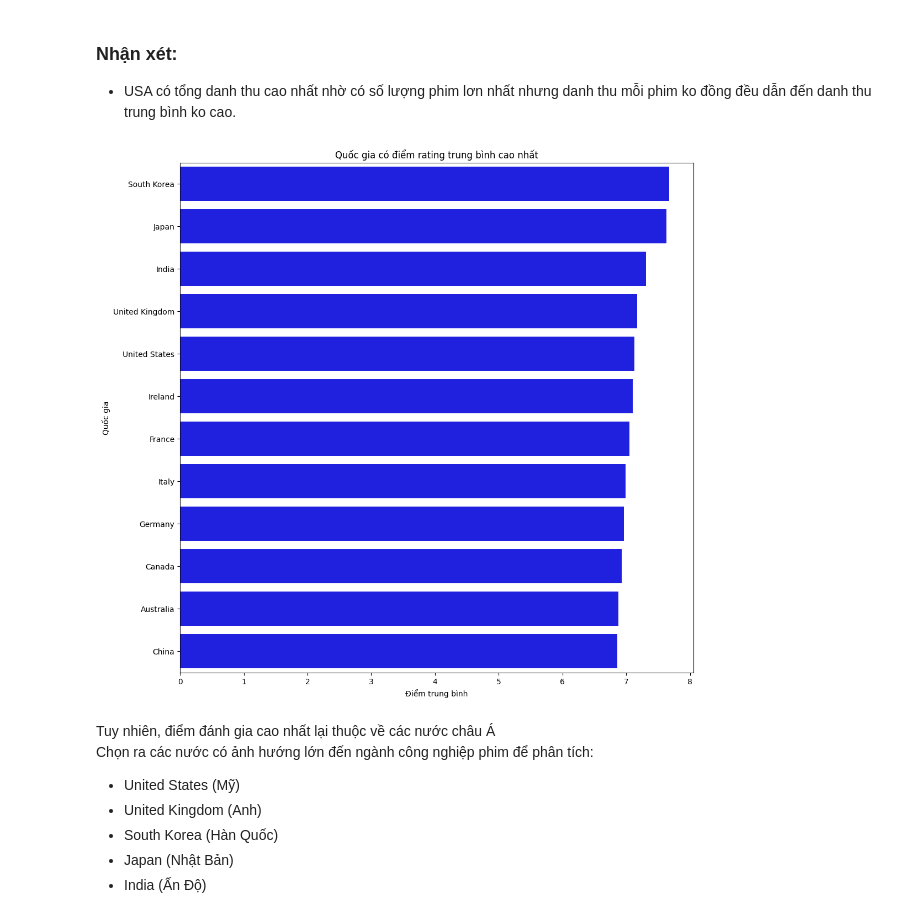
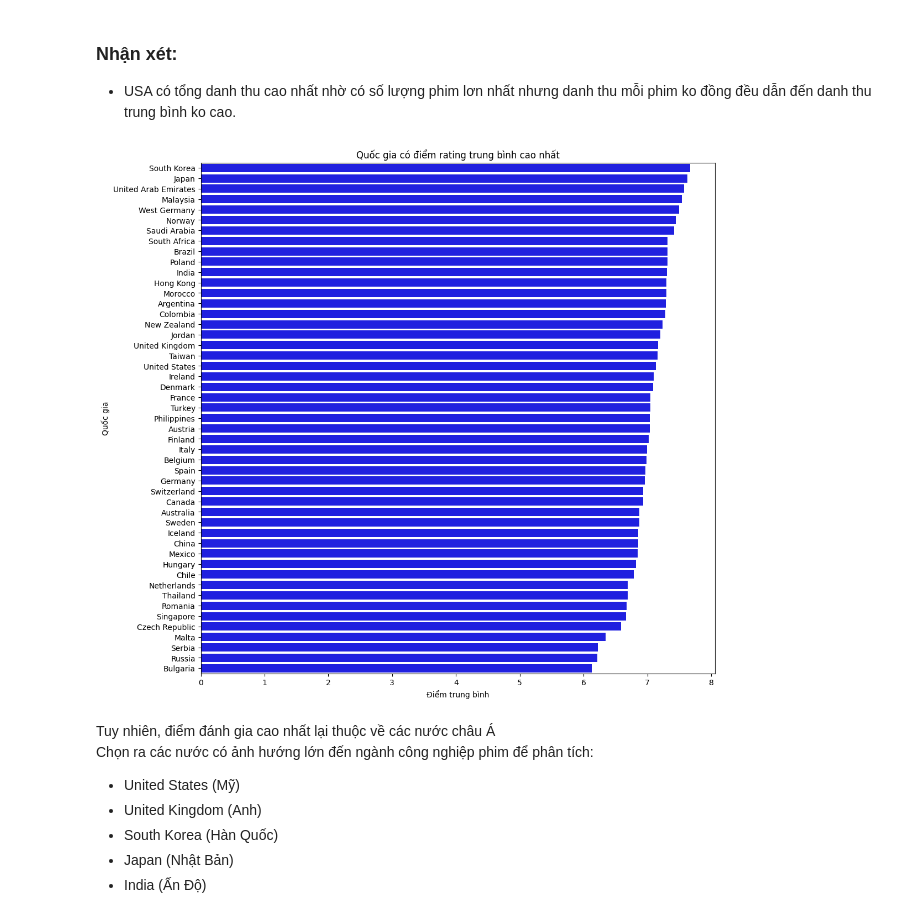
Before and after one commit to phuocnguyen2412/movie-analyst, a Jupyter notebook: Analyze_data_3.ipynb, the cells around one changed output. Drawn from its saved outputs; the diff is of its cells as text; code cells hidden in the pictures.

```diff
--- a/Analyze_data_3.ipynb
+++ b/Analyze_data_3.ipynb
@@ -169,4 +100,9 @@ Vietnam               454023.0              454023.0              1
 # %%
+#Tách cột countries các phần tử riêng biệt
+df['countries'] = df['countries'].str.split(',')
+df = df.explode('countries')
+df['countries'] = df['countries'].str.strip()
+
 #Thống kê số lượng phim theo quốc gia
 top_countries = df['countries'].value_counts()
 plt.figure(figsize=(12, 18))
@@ -185,25 +121,25 @@ USA là nước sản xuất phim lớn nhất thể giới.
 # %%
 # Tính số lượng phim theo quốc gia
 country_counts = df['countries'].value_counts()
 
 # Lọc các quốc gia có ít nhất 100 phim
-selected_countries = country_counts[country_counts >= 100].index
+selected_countries = country_counts[country_counts >= 10].index
 
 # Lọc dữ liệu chỉ bao gồm các quốc gia đã chọn
 filtered_df = df[df['countries'].isin(selected_countries)]
 
 # Tính rating trung bình theo quốc gia
 country_ratings = filtered_df.groupby('countries')['rating'].mean().sort_values(ascending=False)
 
 # Vẽ biểu đồ
 plt.figure(figsize=(12, 12))
 sns.barplot(x=country_ratings.values, y=country_ratings.index, color='blue')
 plt.title("Quốc gia có điểm rating trung bình cao nhất")
 plt.xlabel("Điểm trung bình")
 plt.ylabel("Quốc gia")
 plt.show()
 # %% [output]
-[figure, old version]
+[figure, new version]
 # %% [markdown]
 Tuy nhiên, điểm đánh gia cao nhất lại thuộc về các nước châu Á <br>
 Chọn ra các nước có ảnh hướng lớn đến ngành công nghiệp phim để phân tích: <br>
```
Also changed, not shown: parts of 32 cells of this notebook, 2 other files.
